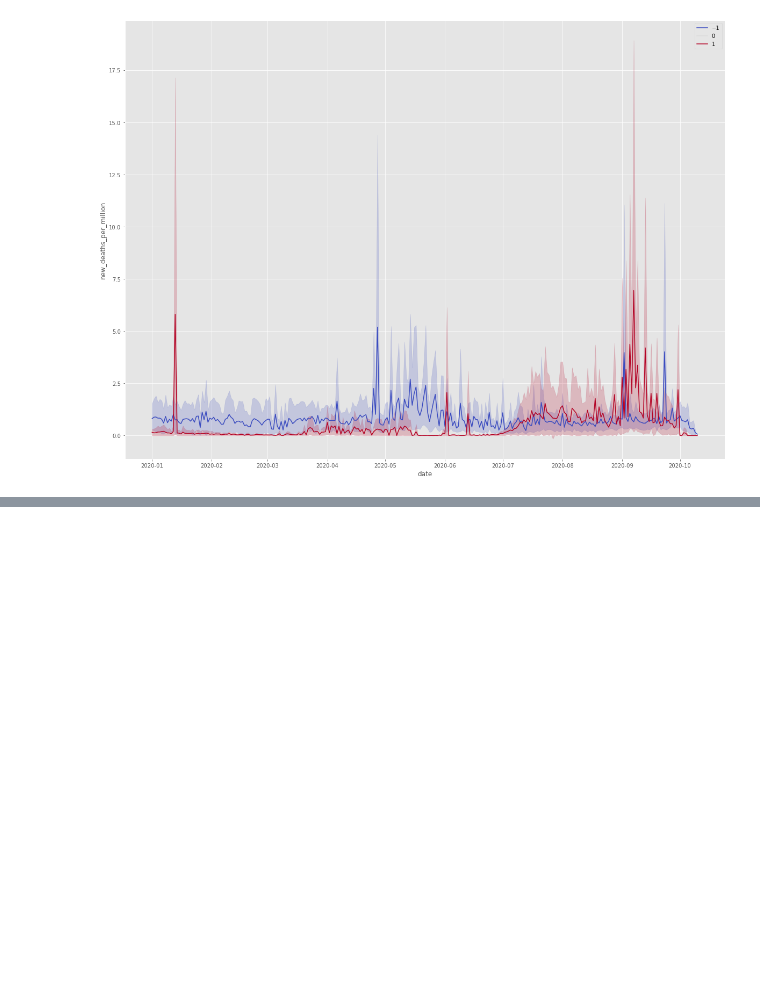
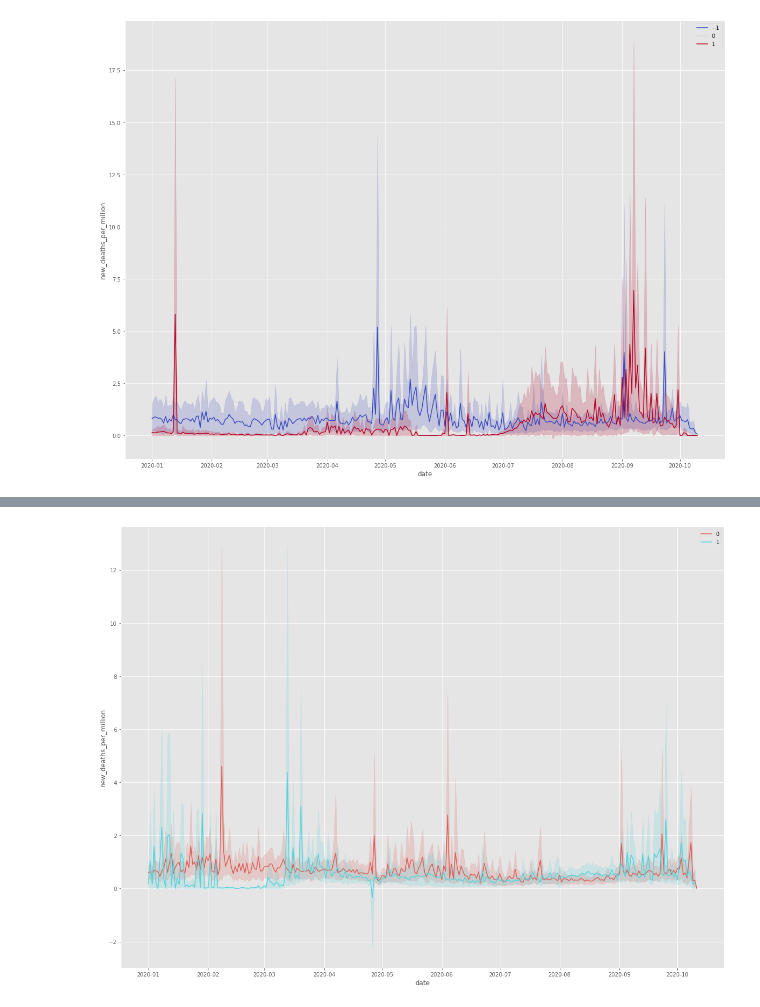
Before and after one commit to londonjevans/Springboard, a Jupyter notebook: COVID.ipynb, the cells around one changed output, grey strips where cells are left out. Saved outputs shown, nothing was run; the diff lists cells and outputs as text; code cells hidden in the pictures; blank space fills up the shorter version.

```diff
--- a/COVID.ipynb
+++ b/COVID.ipynb
@@ -526,0 +532,18 @@ Given the absolutely huge economic, social and health costs of lockdowns then, i
+# %%
+df['stringent_or_not'] = 0
+
+stringent = df.groupby('iso_code').stringency_index.mean() > 60
+stringent = set(stringent[stringent == True].index)
+
+not_stringent = df.groupby('iso_code').stringency_index.mean() <= 60
+not_stringent = set(not_stringent[not_stringent == True].index)
+# %%
+for country in stringent:
+    df.loc[df.iso_code == country, 'stringent_or_not'] = 1
+
+for country in not_stringent:
+    df.loc[df.iso_code == country, 'stringent_or_not'] = 0
+# %%
+tempdf = pd.read_csv('/Users/josevans/Downloads/owid-covid-data.csv', low_memory=False)['new_deaths_per_million']
+df = df.merge(tempdf, left_index=True, right_index=True)
+df.head()
@@ -526,0 +557,6 @@ Given the absolutely huge economic, social and health costs of lockdowns then, i
+# %%
+g = plt.subplots(figsize=(20,15))
+sns.lineplot(data=df, x='date', y='new_deaths_per_million', hue=df.stringent_or_not.to_list(), palette='hls')
+plt.show()
+# %% [output]
+[figure, added]
```
Also changed, not shown: parts of 8 cells of this notebook.
